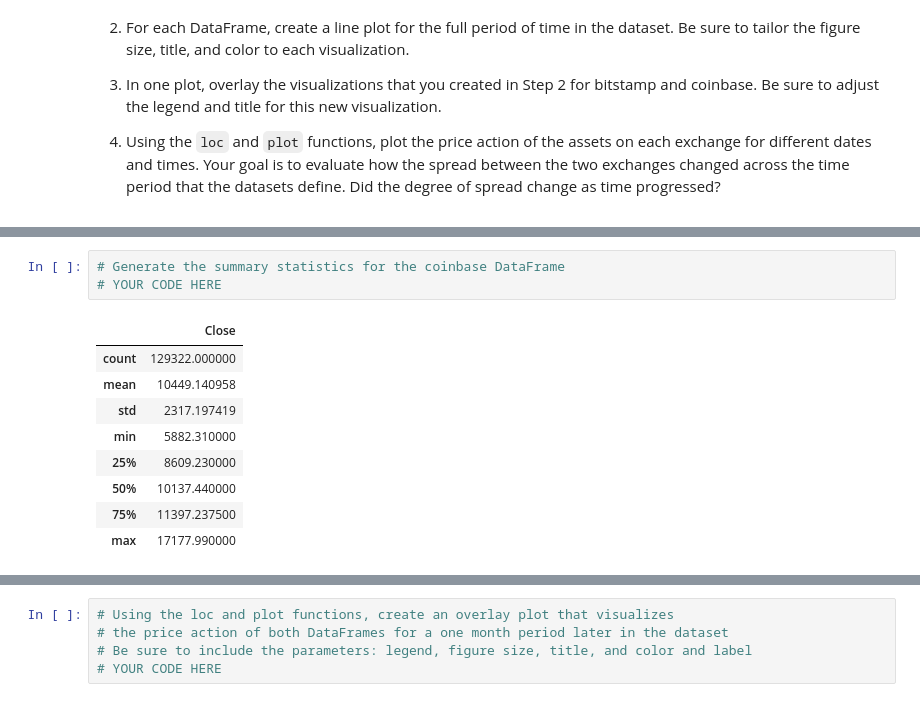
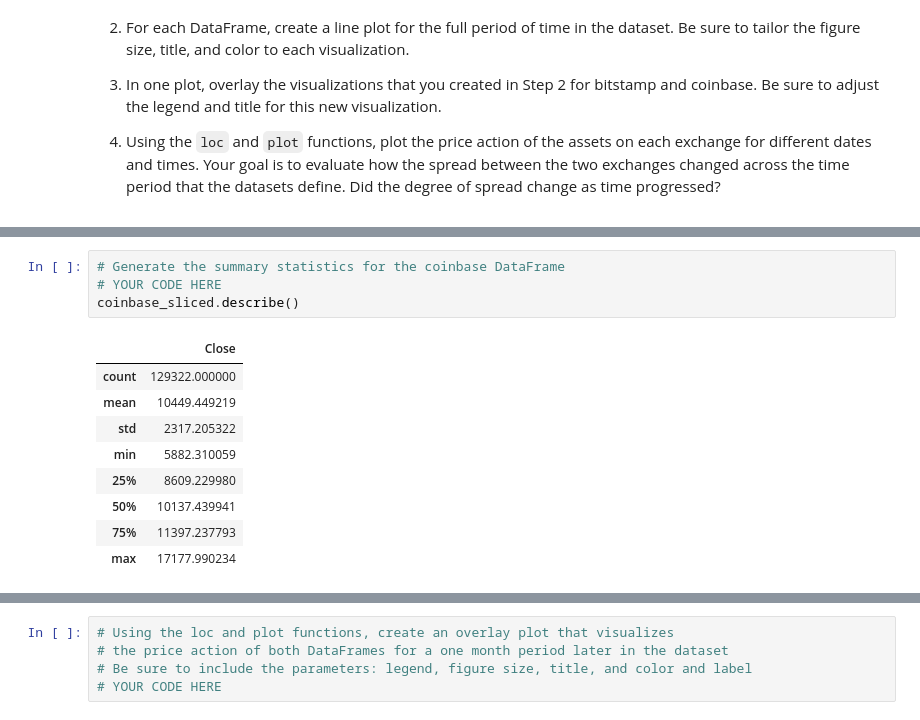
Before and after one commit to yv-i/Starter_Code, a Jupyter notebook: crypto_arbitrage.ipynb, the cells around one changed output, grey strips where cells are left out. Drawn from its saved outputs; the diff is of its cells as text.

```diff
--- a/crypto_arbitrage.ipynb
+++ b/crypto_arbitrage.ipynb
@@ -340,16 +327,17 @@ Sort through the time series data associated with the bitstamp and coinbase Data
 # %%
 # Generate the summary statistics for the coinbase DataFrame
 # YOUR CODE HERE
+coinbase_sliced.describe()
 # %% [output]
 |  | Close |
 | count | 129322.000000 |
-| mean | 10449.140958 |
-| std | 2317.197419 |
-| min | 5882.310000 |
-| 25% | 8609.230000 |
-| 50% | 10137.440000 |
-| 75% | 11397.237500 |
-| max | 17177.990000 |
+| mean | 10449.449219 |
+| std | 2317.205322 |
+| min | 5882.310059 |
+| 25% | 8609.229980 |
+| 50% | 10137.439941 |
+| 75% | 11397.237793 |
+| max | 17177.990234 |
 # %%
 # Create a line plot for the bitstamp DataFrame for the full length of time in the dataset
 # Be sure that the figure size, title, and color are tailored to each visualization
```
Also changed, not shown: parts of 7 cells of this notebook.
